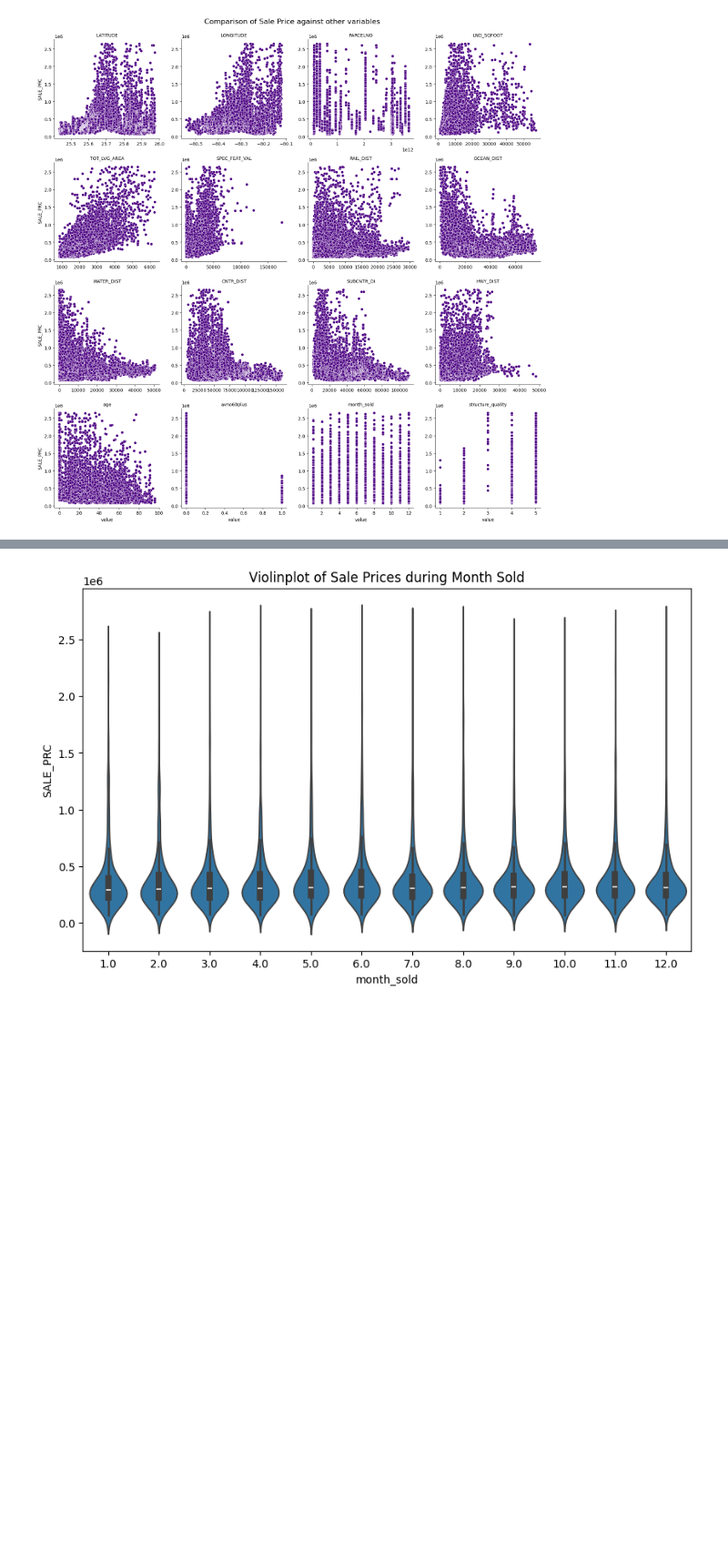
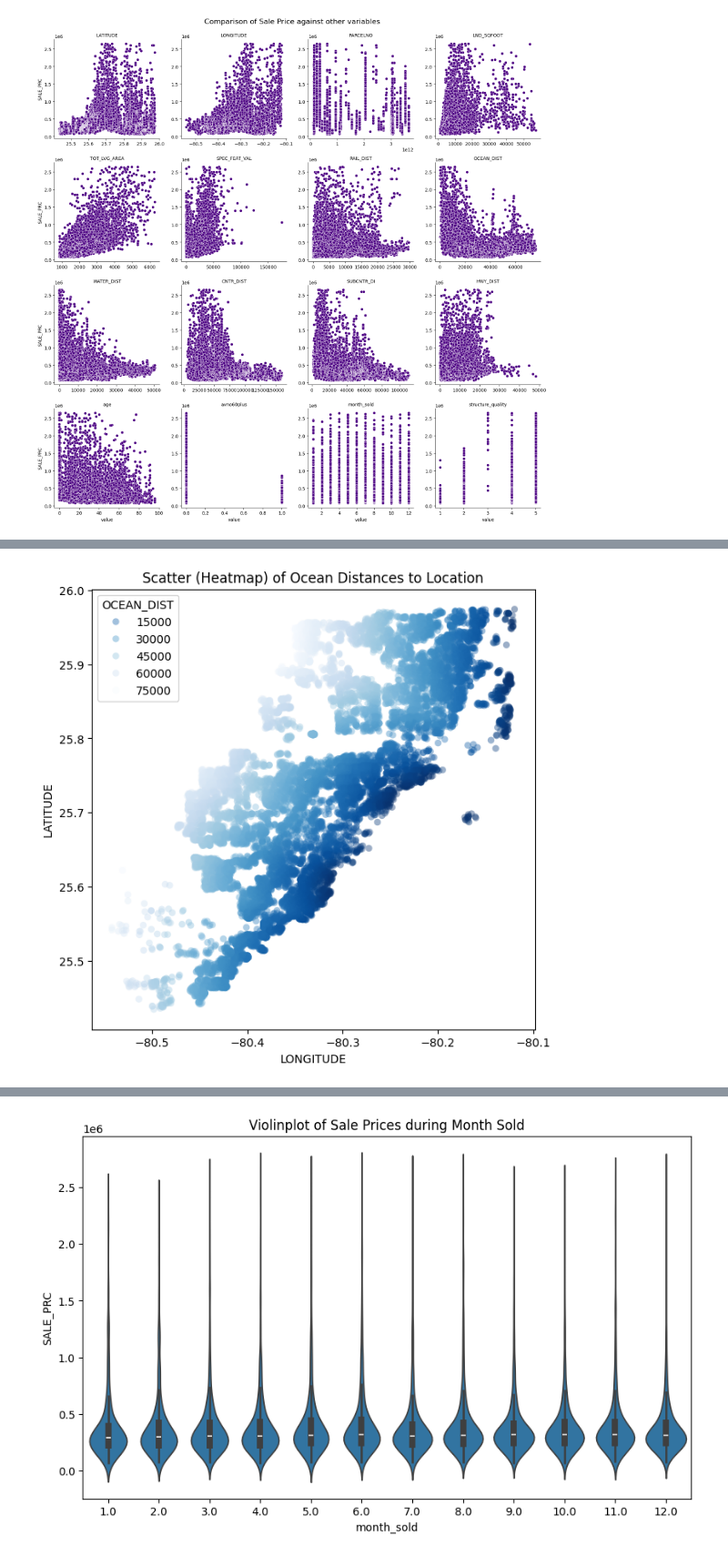
Before and after one commit to MarcusO17/6006CEM-ML, a Jupyter notebook: src/Task 1/main.ipynb, the cells around one changed output, grey strips where cells are left out. Shown at 91% size. Cells and saved outputs as stored; diff of their text form; code cells hidden in the pictures; blank space fills up the shorter version.

```diff
--- a/src/Task 1/main.ipynb
+++ b/src/Task 1/main.ipynb
@@ -166,0 +185,10 @@ plt.show()
+# %%
+plt.figure(figsize=(7,7))
+sns.scatterplot(data=df, x='LONGITUDE', y='LATITUDE',
+                          hue='OCEAN_DIST',
+                          palette='Blues_r',
+                          alpha=0.4,edgecolors='none')
+plt.title('Scatter (Heatmap) of Ocean Distances to Location')
+plt.show()
+# %% [output]
+[figure, added]
```
Also changed, not shown: parts of 17 cells of this notebook.
